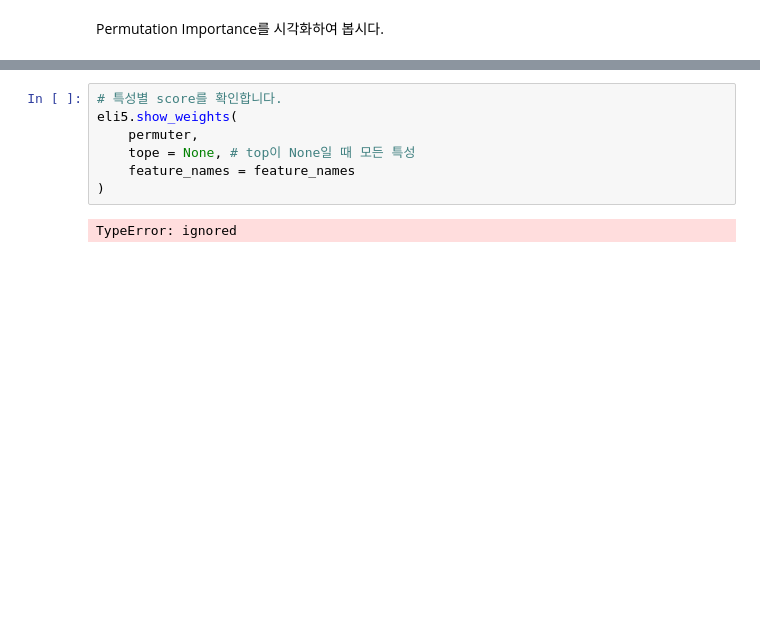
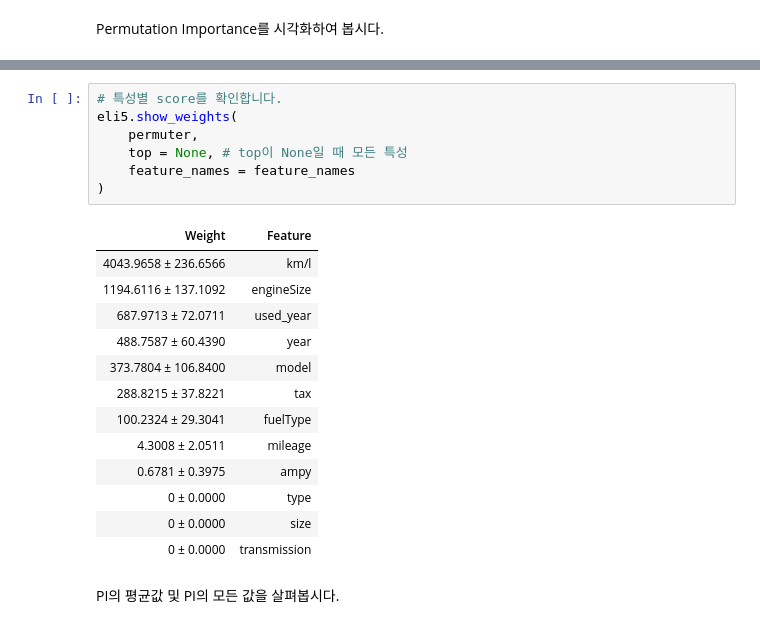
Before and after one commit to 00150/Practice-anything...., a Jupyter notebook: Project_used_car_modifying.ipynb, the cells around one changed output, grey strips where cells are left out. Drawn from its saved outputs; the diff is of its cells as text; blank space fills up the shorter version.

```diff
--- a/Project_used_car_modifying.ipynb
+++ b/Project_used_car_modifying.ipynb
@@ -1558,9 +1547,23 @@ Text(0.5, 1.0, 'Permutation Importance')
 # %%
 # 특성별 score를 확인합니다.
 eli5.show_weights(
     permuter,
-    tope = None, # top이 None일 때 모든 특성
+    top = None, # top이 None일 때 모든 특성
     feature_names = feature_names
 )
 # %% [output]
-TypeError: ignored
+| Weight | Feature |
+| 4043.9658 ± 236.6566 | km/l |
+| 1194.6116 ± 137.1092 | engineSize |
+| 687.9713 ± 72.0711 | used_year |
+| 488.7587 ± 60.4390 | year |
+| 373.7804 ± 106.8400 | model |
+| 288.8215 ± 37.8221 | tax |
+| 100.2324 ± 29.3041 | fuelType |
+| 4.3008 ± 2.0511 | mileage |
+| 0.6781 ± 0.3975 | ampy |
+| 0 ± 0.0000 | type |
+| 0 ± 0.0000 | size |
+| 0 ± 0.0000 | transmission |
+# %% [markdown]
+ PI의 평균값 및 PI의 모든 값을 살펴봅시다.
```
Also changed, not shown: parts of 20 cells of this notebook.
